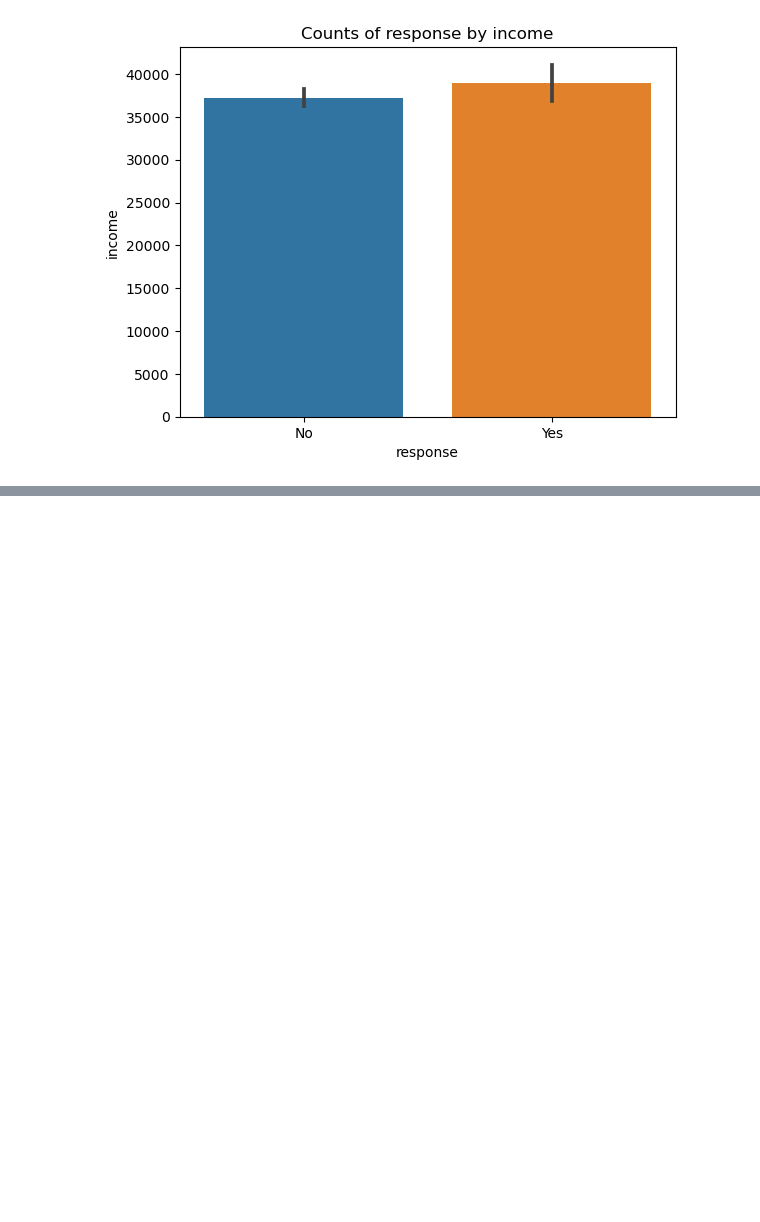
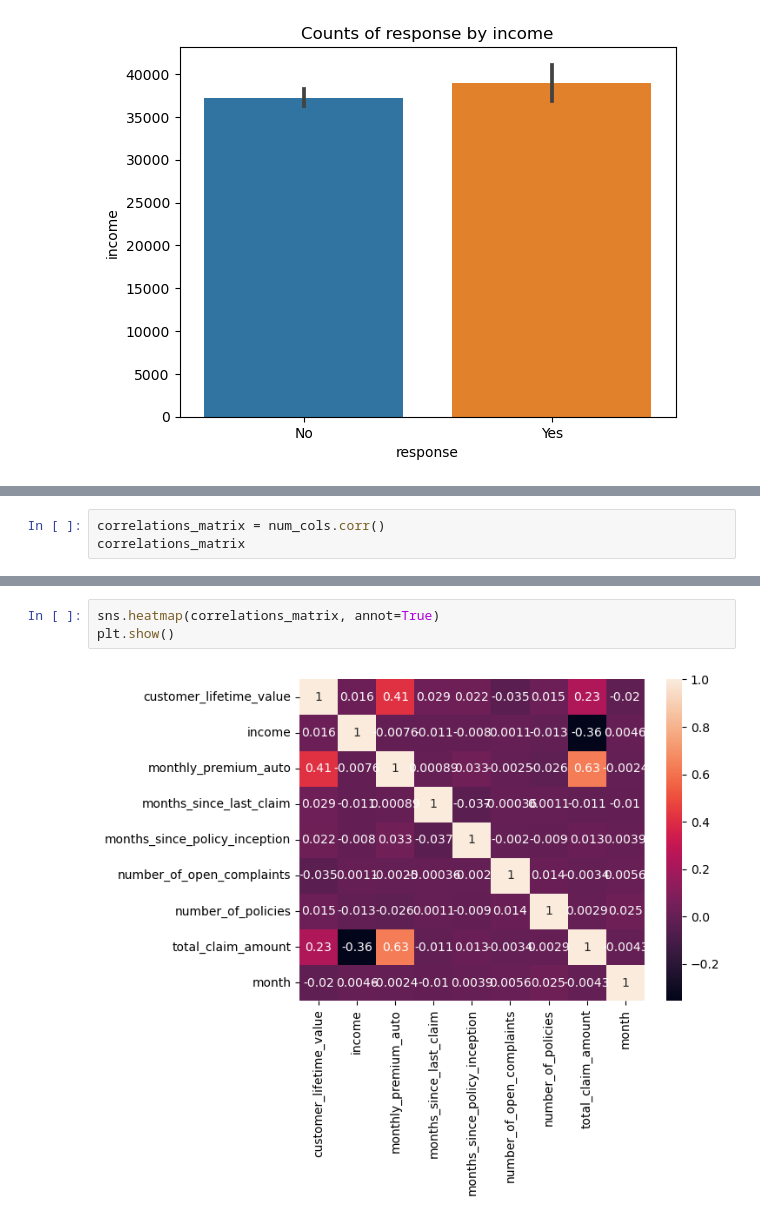
Before and after one commit to UgoBan/lab-customer-analysis-round-2, a Jupyter notebook: files_for_lab/csv_files/customer-analysis-round-2-3-4-pyscript.ipynb, the cells around one changed output, grey strips where cells are left out. Drawn from its saved outputs; the diff is of its cells as text; blank space fills up the shorter version.

```diff
--- a/files_for_lab/csv_files/customer-analysis-round-2-3-4-pyscript.ipynb
+++ b/files_for_lab/csv_files/customer-analysis-round-2-3-4-pyscript.ipynb
@@ -319,0 +470,3 @@ plt.show()
+# %%
+correlations_matrix = num_cols.corr()
+correlations_matrix
@@ -319,0 +484,5 @@ plt.show()
+# %%
+sns.heatmap(correlations_matrix, annot=True)
+plt.show()
+# %% [output]
+[figure, added]
```
Also changed, not shown: parts of 9 cells of this notebook.
